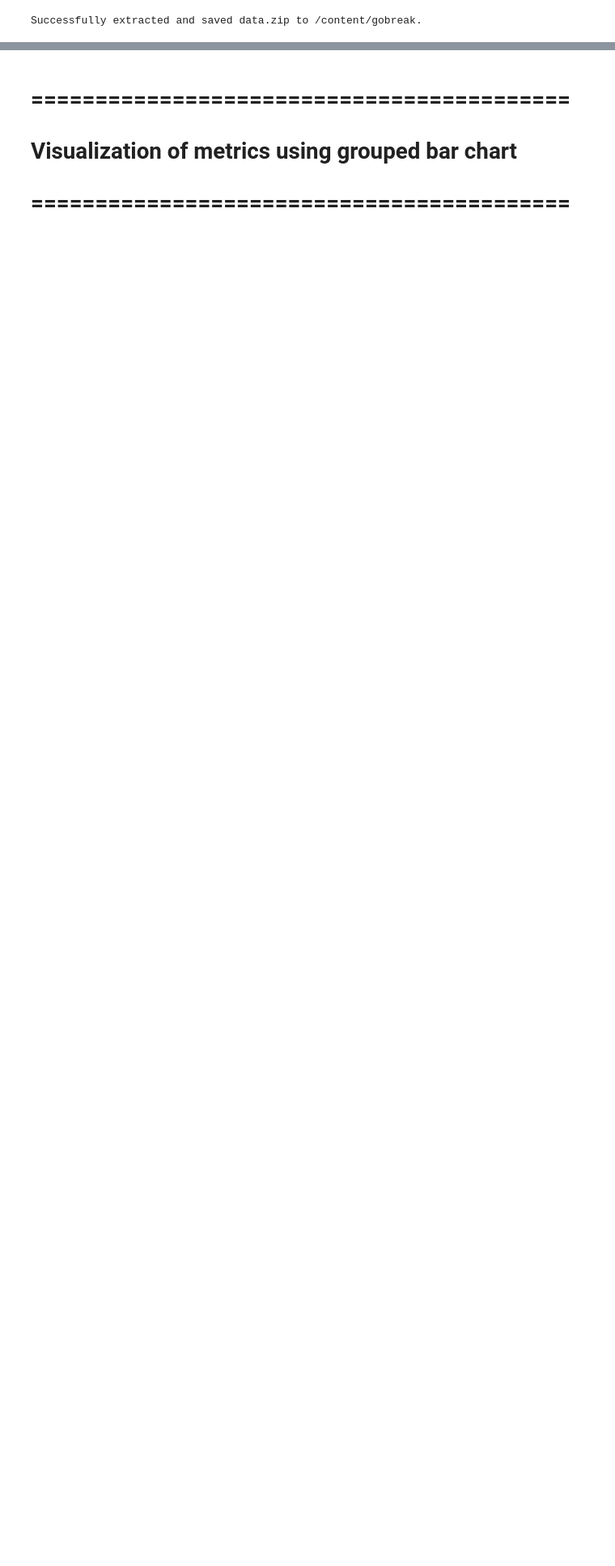
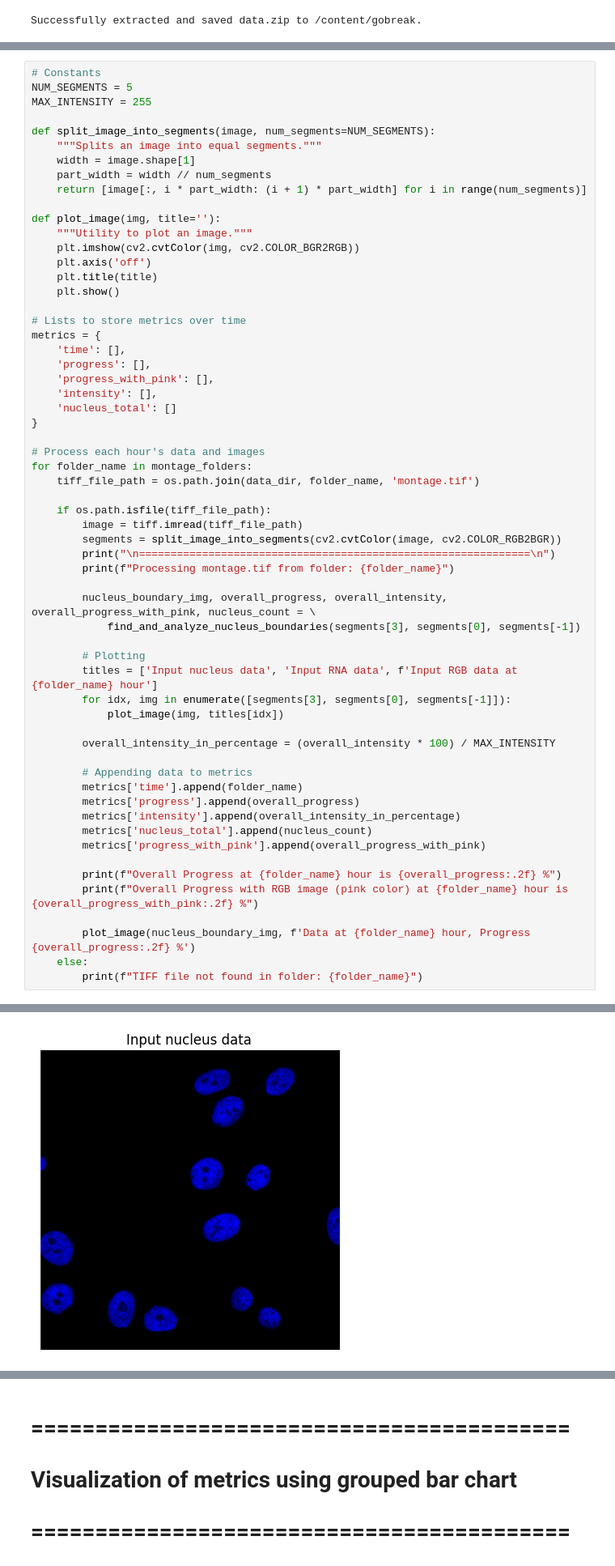
Before and after one commit to haroonsin/gobreak, a Jupyter notebook: src/siRNA_treatment_tracker.ipynb, the cells around one changed output, grey strips where cells are left out. Shown at 81% size. Cells and saved outputs as stored; diff of their text form; blank space fills up the shorter version.

Commit message:
Updated code to handle folder cleanup, dynamic folder names in input dataset

```diff
--- a/src/siRNA_treatment_tracker.ipynb
+++ b/src/siRNA_treatment_tracker.ipynb
@@ -502,0 +345,61 @@ Overall Progress at 3 hour is with RGB image (pink color)0.60 %
+# %%
+# Constants
+NUM_SEGMENTS = 5
+MAX_INTENSITY = 255
+
+def split_image_into_segments(image, num_segments=NUM_SEGMENTS):
+    """Splits an image into equal segments."""
+    width = image.shape[1]
+    part_width = width // num_segments
+    return [image[:, i * part_width: (i + 1) * part_width] for i in range(num_segments)]
+
+def plot_image(img, title=''):
+    """Utility to plot an image."""
+    plt.imshow(cv2.cvtColor(img, cv2.COLOR_BGR2RGB))
+    plt.axis('off')
+    plt.title(title)
+    plt.show()
+
+# Lists to store metrics over time
+metrics = {
+    'time': [],
+    'progress': [],
+    'progress_with_pink': [],
+    'intensity': [],
+    'nucleus_total': []
+}
+
+# Process each hour's data and images
+for folder_name in montage_folders:
+    tiff_file_path = os.path.join(data_dir, folder_name, 'montage.tif')
+
+    if os.path.isfile(tiff_file_path):
+        image = tiff.imread(tiff_file_path)
+        segments = split_image_into_segments(cv2.cvtColor(image, cv2.COLOR_RGB2BGR))
+        print("\n==============================================================\n")
+        print(f"Processing montage.tif from folder: {folder_name}")
+
+        nucleus_boundary_img, overall_progress, overall_intensity, overall_progress_with_pink, nucleus_count = \
+            find_and_analyze_nucleus_boundaries(segments[3], segments[0], segments[-1])
+
+        # Plotting
+        titles = ['Input nucleus data', 'Input RNA data', f'Input RGB data at {folder_name} hour']
+        for idx, img in enumerate([segments[3], segments[0], segments[-1]]):
+            plot_image(img, titles[idx])
+
+        overall_intensity_in_percentage = (overall_intensity * 100) / MAX_INTENSITY
+
+        # Appending data to metrics
+        metrics['time'].append(folder_name)
+        metrics['progress'].append(overall_progress)
+        metrics['intensity'].append(overall_intensity_in_percentage)
+        metrics['nucleus_total'].append(nucleus_count)
+        metrics['progress_with_pink'].append(overall_progress_with_pink)
+
+        print(f"Overall Progress at {folder_name} hour is {overall_progress:.2f} %")
+        print(f"Overall Progress with RGB image (pink color) at {folder_name} hour is {overall_progress_with_pink:.2f} %")
+
+        plot_image(nucleus_boundary_img, f'Data at {folder_name} hour, Progress {overall_progress:.2f} %')
+    else:
+        print(f"TIFF file not found in folder: {folder_name}")
+# %% [output]
@@ -502,0 +423 @@ Overall Progress at 3 hour is with RGB image (pink color)0.60 %
+[figure, added]
```
Also changed, not shown: parts of 12 cells of this notebook, 1 other file.
